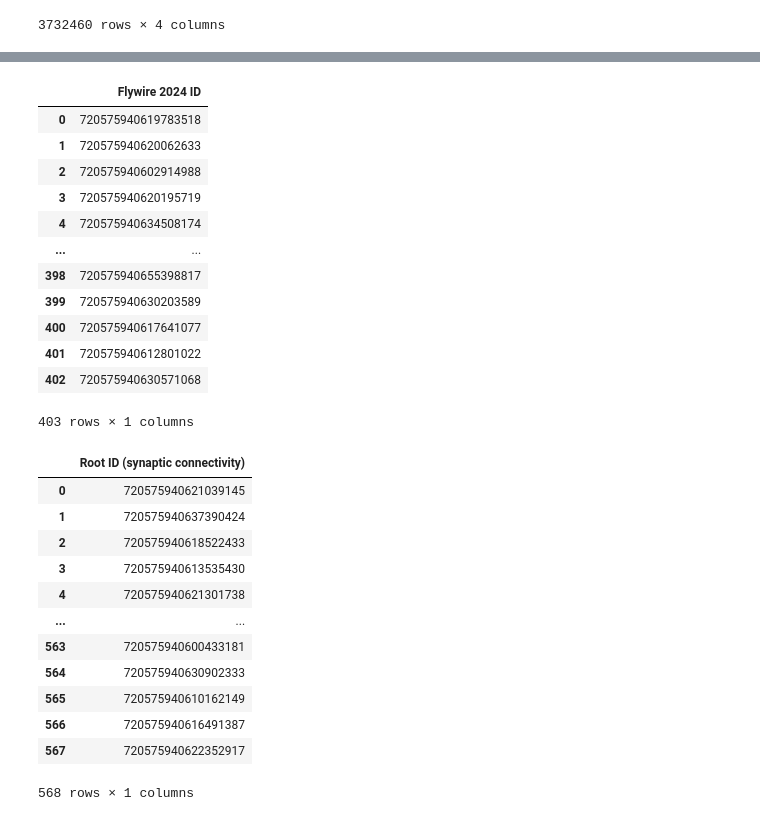
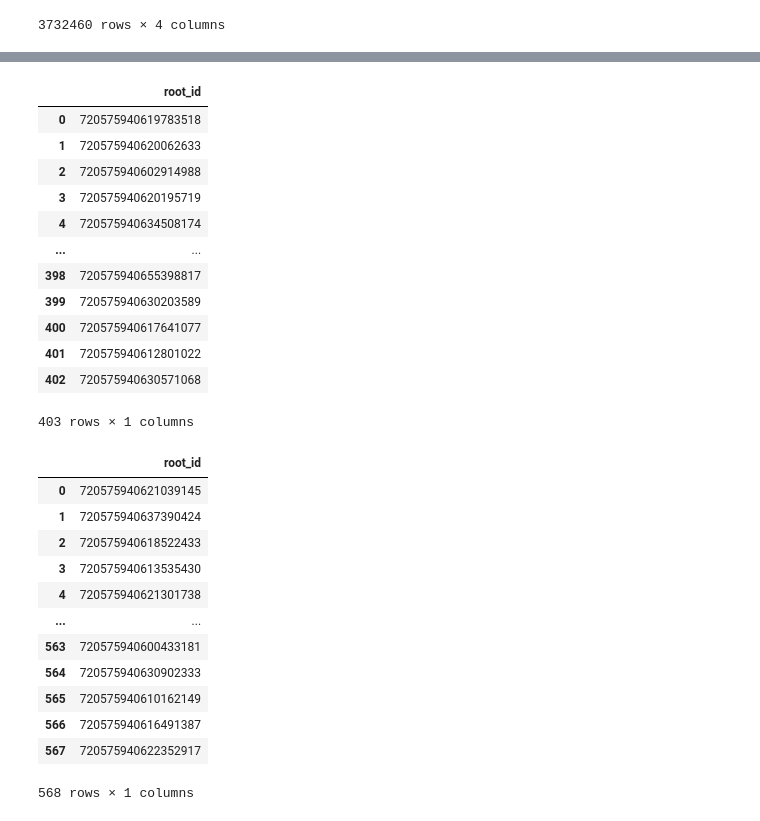
Before and after one commit to gabrielle9/aud_network_analysis-fall25, a Jupyter notebook: networkanalysis.ipynb, the cells around one changed output, grey strips where cells are left out. Drawn from its saved outputs; the diff is of its cells as text; code cells hidden in the pictures.

```diff
--- a/networkanalysis.ipynb
+++ b/networkanalysis.ipynb
@@ -73,12 +118,13 @@ auditory
 # %%
+#auditory neuron list from summer
 train_dat = pd.read_csv('train_dat.csv')
 train_dat
 
 #compile into list of neuron ids
-train_dat_ids = train_dat[['Flywire 2024 ID']]
+train_dat_ids = train_dat[['Flywire 2024 ID']].rename(columns={'Flywire 2024 ID':'root_id'})
 train_dat_ids
 # %% [output]
-|  | Flywire 2024 ID |
+|  | root_id |
 | 0 | 720575940619783518 |
 | 1 | 720575940620062633 |
 | 2 | 720575940602914988 |
@@ -97,10 +143,10 @@ baker_neurons = pd.read_csv('baker_neurons.csv')
 baker_neurons
 
 #also compile into list of ids
-baker_neurons_ids = baker_neurons[['Root ID (synaptic connectivity)']]
+baker_neurons_ids = baker_neurons[['Root ID (synaptic connectivity)']].rename(columns={'Root ID (synaptic connectivity)':'root_id'})
 baker_neurons_ids
 # %% [output]
-|  | Root ID (synaptic connectivity) |
+|  | root_id |
 | 0 | 720575940621039145 |
 | 1 | 720575940637390424 |
 | 2 | 720575940618522433 |
```
Also changed, not shown: parts of 23 cells of this notebook.
